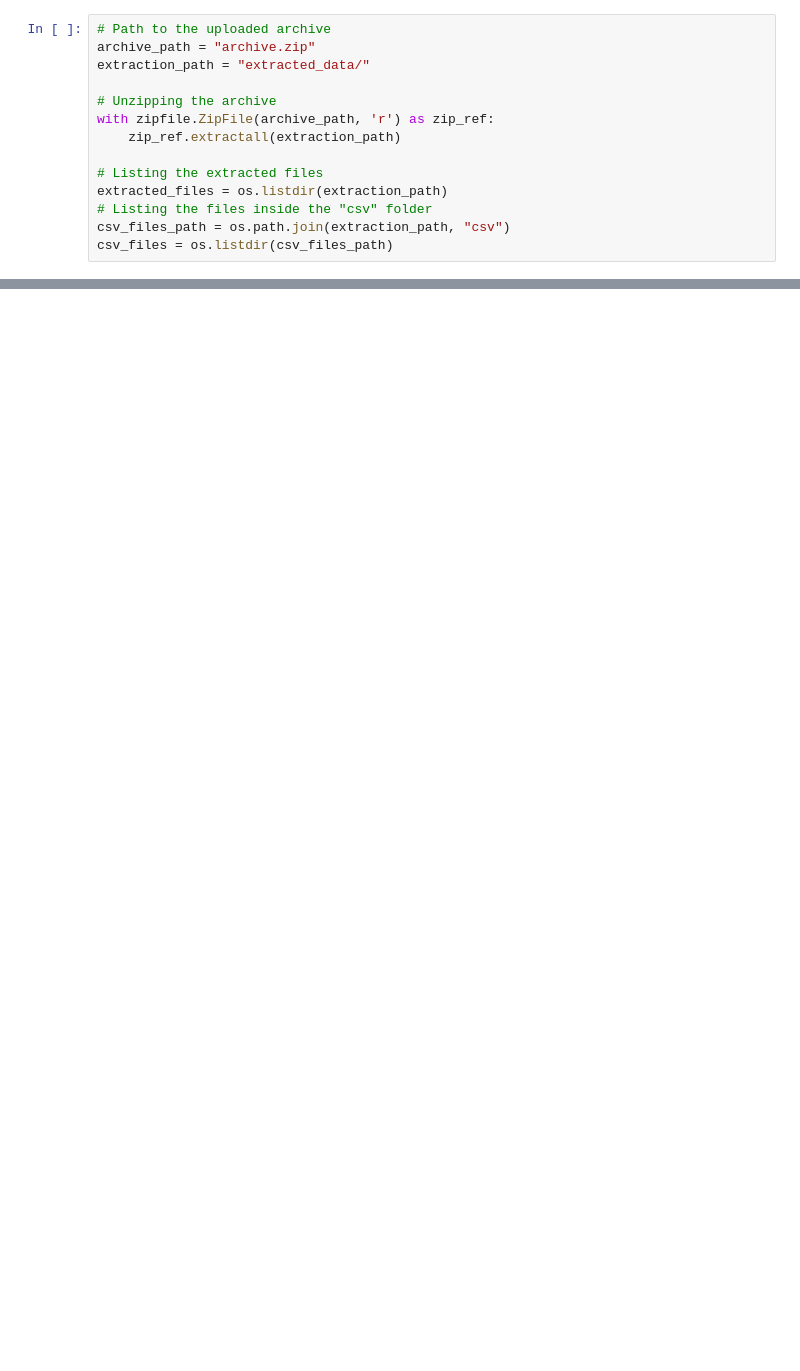
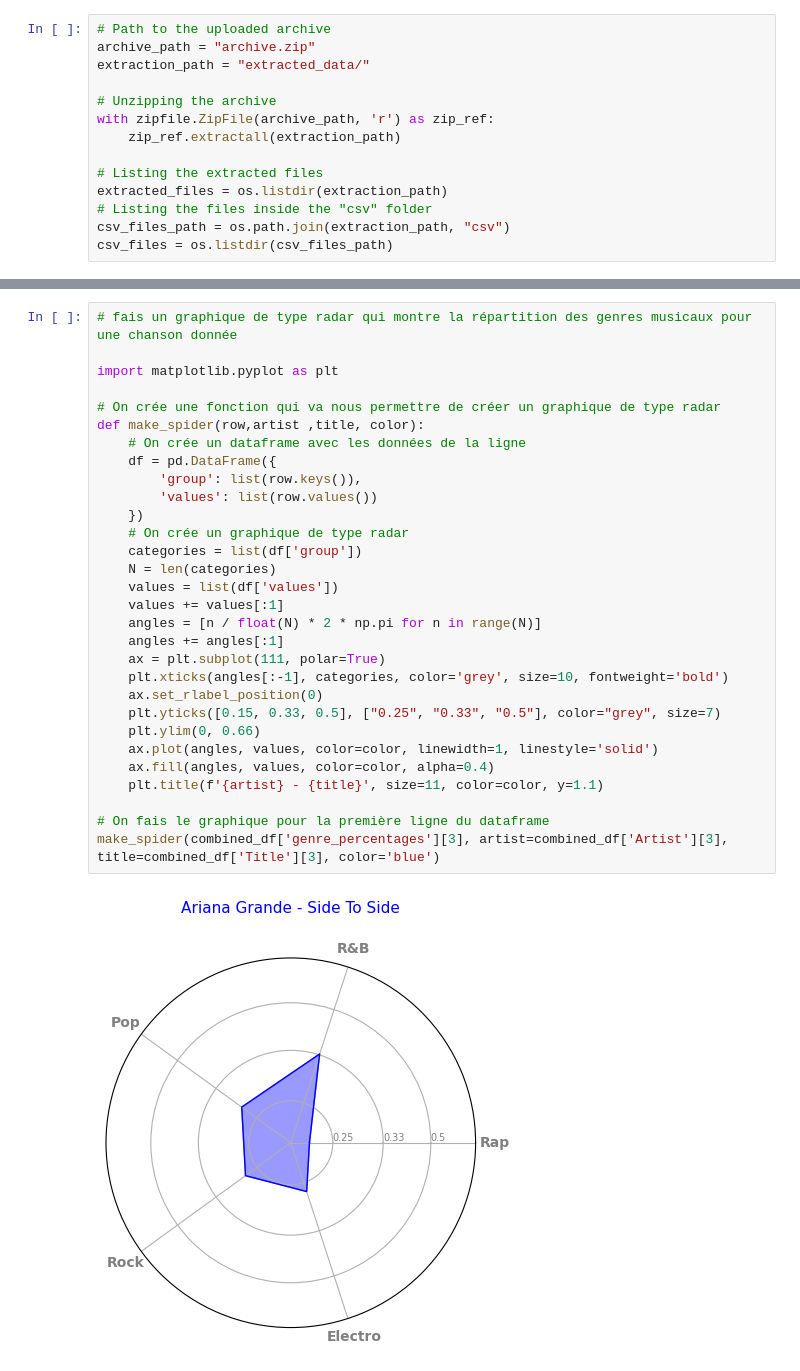
Before and after one commit to JACdeRennes2/NLP_lyrics, a Jupyter notebook: etude_lyrics.ipynb, the cells around one changed output, grey strips where cells are left out. Drawn from its saved outputs; the diff is of its cells as text; blank space fills up the shorter version.

```diff
--- a/etude_lyrics.ipynb
+++ b/etude_lyrics.ipynb
@@ -83,0 +145,32 @@ TypeError: expected string or bytes-like object
+# %%
+# fais un graphique de type radar qui montre la répartition des genres musicaux pour une chanson donnée
+
+import matplotlib.pyplot as plt
+
+# On crée une fonction qui va nous permettre de créer un graphique de type radar
+def make_spider(row,artist ,title, color):
+    # On crée un dataframe avec les données de la ligne
+    df = pd.DataFrame({
+        'group': list(row.keys()),
+        'values': list(row.values())
+    })
+    # On crée un graphique de type radar
+    categories = list(df['group'])
+    N = len(categories)
+    values = list(df['values'])
+    values += values[:1]
+    angles = [n / float(N) * 2 * np.pi for n in range(N)]
+    angles += angles[:1]
+    ax = plt.subplot(111, polar=True)
+    plt.xticks(angles[:-1], categories, color='grey', size=10, fontweight='bold')
+    ax.set_rlabel_position(0)
+    plt.yticks([0.15, 0.33, 0.5], ["0.25", "0.33", "0.5"], color="grey", size=7)
+    plt.ylim(0, 0.66)
+    ax.plot(angles, values, color=color, linewidth=1, linestyle='solid')
+    ax.fill(angles, values, color=color, alpha=0.4)
+    plt.title(f'{artist} - {title}', size=11, color=color, y=1.1)
+
+# On fais le graphique pour la première ligne du dataframe
+make_spider(combined_df['genre_percentages'][3], artist=combined_df['Artist'][3], title=combined_df['Title'][3], color='blue')
+# %% [output]
+[figure, added]
```
Also changed, not shown: parts of 19 cells of this notebook.
